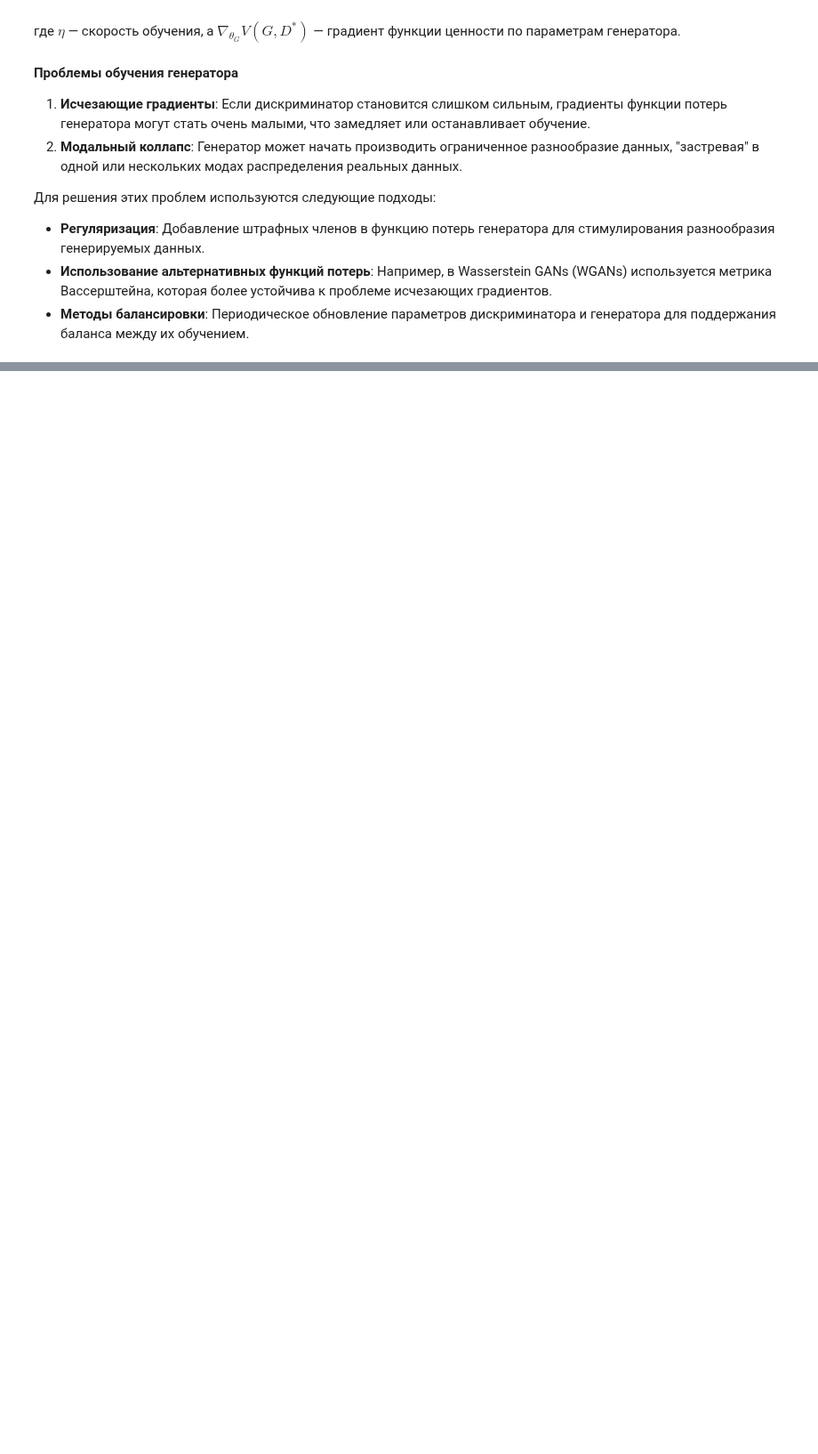
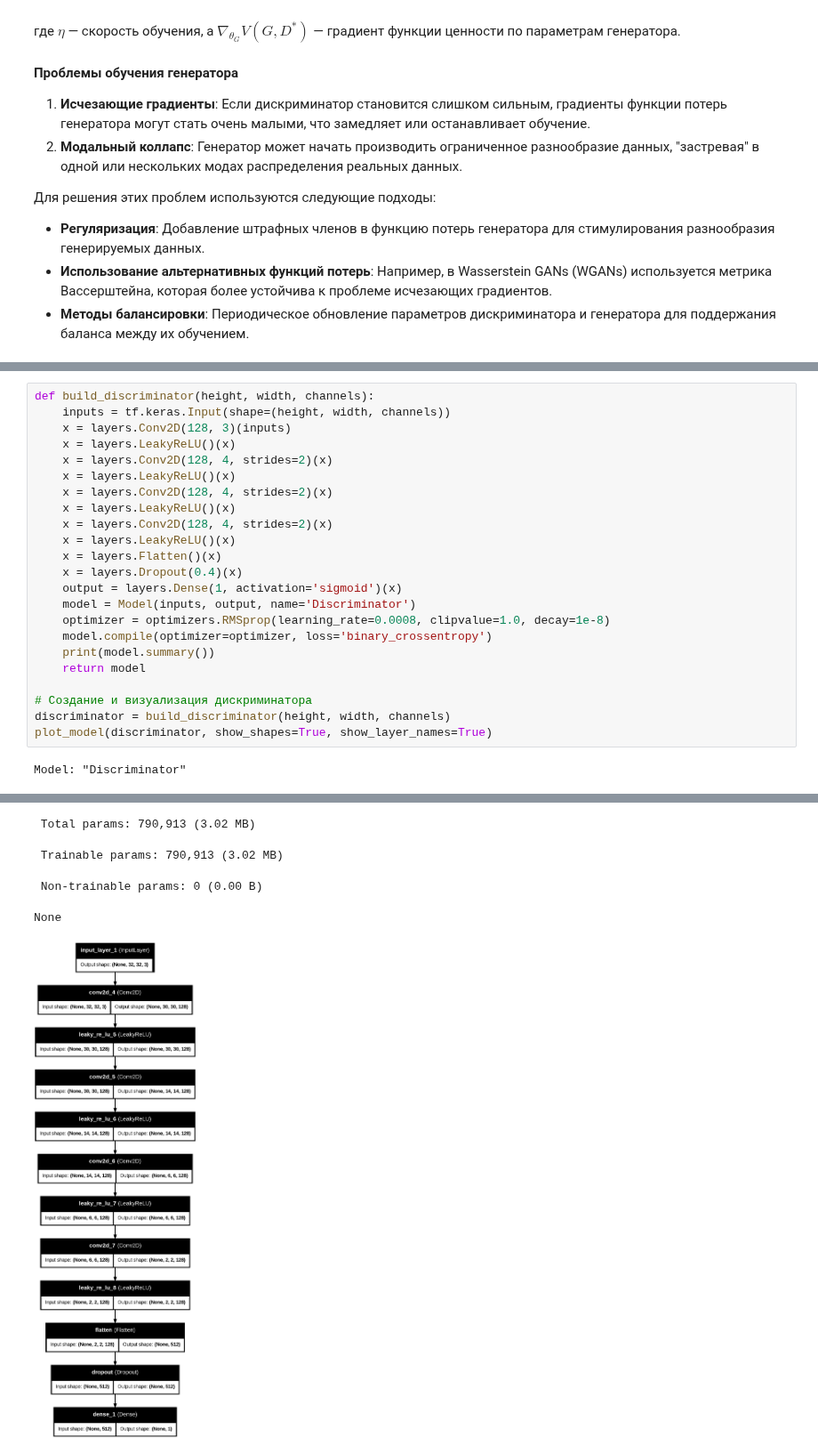
Before and after one commit to Fairim/ABC_DataMining, a Jupyter notebook: DL/Математические_основы_Generative_Adversarial_Networks_(GANs).ipynb, the cells around one changed output, grey strips where cells are left out. Shown at 89% size. Drawn from its saved outputs; the diff is of its cells as text; blank space fills up the shorter version.

```diff
--- a/DL/Математические_основы_Generative_Adversarial_Networks_(GANs).ipynb
+++ b/DL/Математические_основы_Generative_Adversarial_Networks_(GANs).ipynb
@@ -232,0 +325,25 @@ $$
+# %%
+def build_discriminator(height, width, channels):
+    inputs = tf.keras.Input(shape=(height, width, channels))
+    x = layers.Conv2D(128, 3)(inputs)
+    x = layers.LeakyReLU()(x)
+    x = layers.Conv2D(128, 4, strides=2)(x)
+    x = layers.LeakyReLU()(x)
+    x = layers.Conv2D(128, 4, strides=2)(x)
+    x = layers.LeakyReLU()(x)
+    x = layers.Conv2D(128, 4, strides=2)(x)
+    x = layers.LeakyReLU()(x)
+    x = layers.Flatten()(x)
+    x = layers.Dropout(0.4)(x)
+    output = layers.Dense(1, activation='sigmoid')(x)
+    model = Model(inputs, output, name='Discriminator')
+    optimizer = optimizers.RMSprop(learning_rate=0.0008, clipvalue=1.0, decay=1e-8)
+    model.compile(optimizer=optimizer, loss='binary_crossentropy')
+    print(model.summary())
+    return model
+
+# Создание и визуализация дискриминатора
+discriminator = build_discriminator(height, width, channels)
+plot_model(discriminator, show_shapes=True, show_layer_names=True)
+# %% [output]
+Model: "Discriminator"
@@ -232,0 +367,5 @@ $$
+ Total params: 790,913 (3.02 MB)
+ Trainable params: 790,913 (3.02 MB)
+ Non-trainable params: 0 (0.00 B)
+None
+[figure, added]
```
Also changed, not shown: parts of 25 cells of this notebook.
